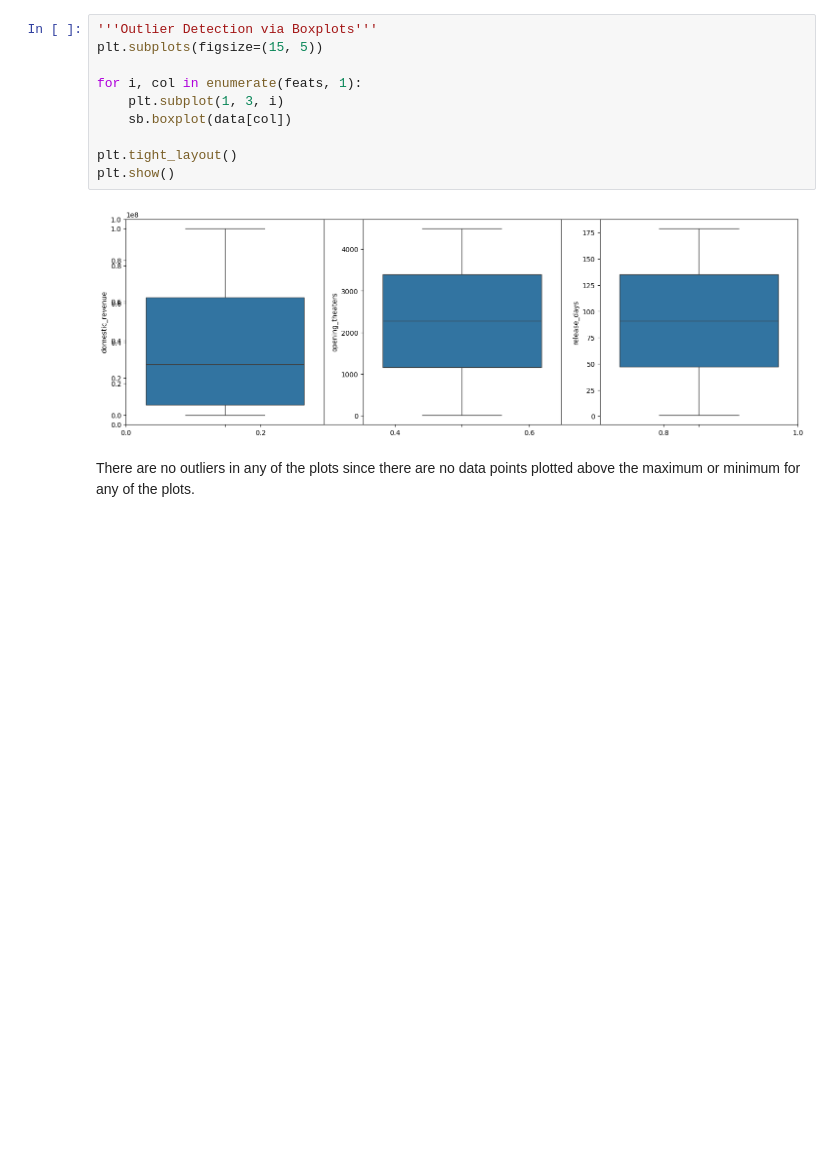
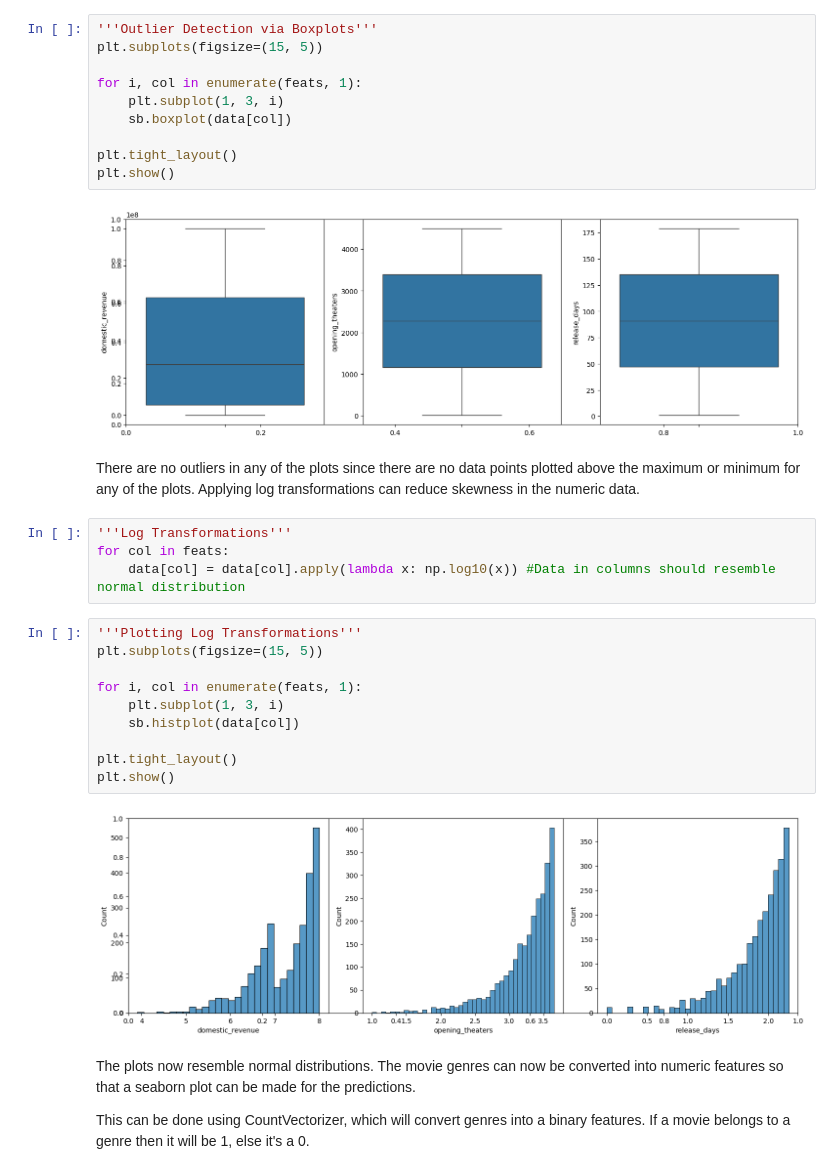
Before and after one commit to GF4987/Box-Office-Success-Prediction, a Jupyter notebook: predict.ipynb, the cells around one changed output. Saved outputs shown, nothing was run; the diff lists cells and outputs as text; blank space fills up the shorter version.

```diff
--- a/predict.ipynb
+++ b/predict.ipynb
@@ -181,4 +181,24 @@ plt.show()
 # %% [output]
 [figure]
 # %% [markdown]
-There are no outliers in any of the plots since there are no data points plotted above the maximum or minimum for any of the plots.
+There are no outliers in any of the plots since there are no data points plotted above the maximum or minimum for any of the plots. Applying log transformations can reduce skewness in the numeric data.
+# %%
+'''Log Transformations'''
+for col in feats:
+    data[col] = data[col].apply(lambda x: np.log10(x)) #Data in columns should resemble normal distribution
+# %%
+'''Plotting Log Transformations'''
+plt.subplots(figsize=(15, 5))
+
+for i, col in enumerate(feats, 1):
+    plt.subplot(1, 3, i)
+    sb.histplot(data[col])
+
+plt.tight_layout()
+plt.show()
+# %% [output]
+[figure, added]
+# %% [markdown]
+The plots now resemble normal distributions. The movie genres can now be converted into numeric features so that a seaborn plot can be made for the predictions.
+
+This can be done using CountVectorizer, which will convert genres into a binary features. If a movie belongs to a genre then it will be 1, else it's a 0.
```
Also changed, not shown: parts of 3 cells of this notebook.
